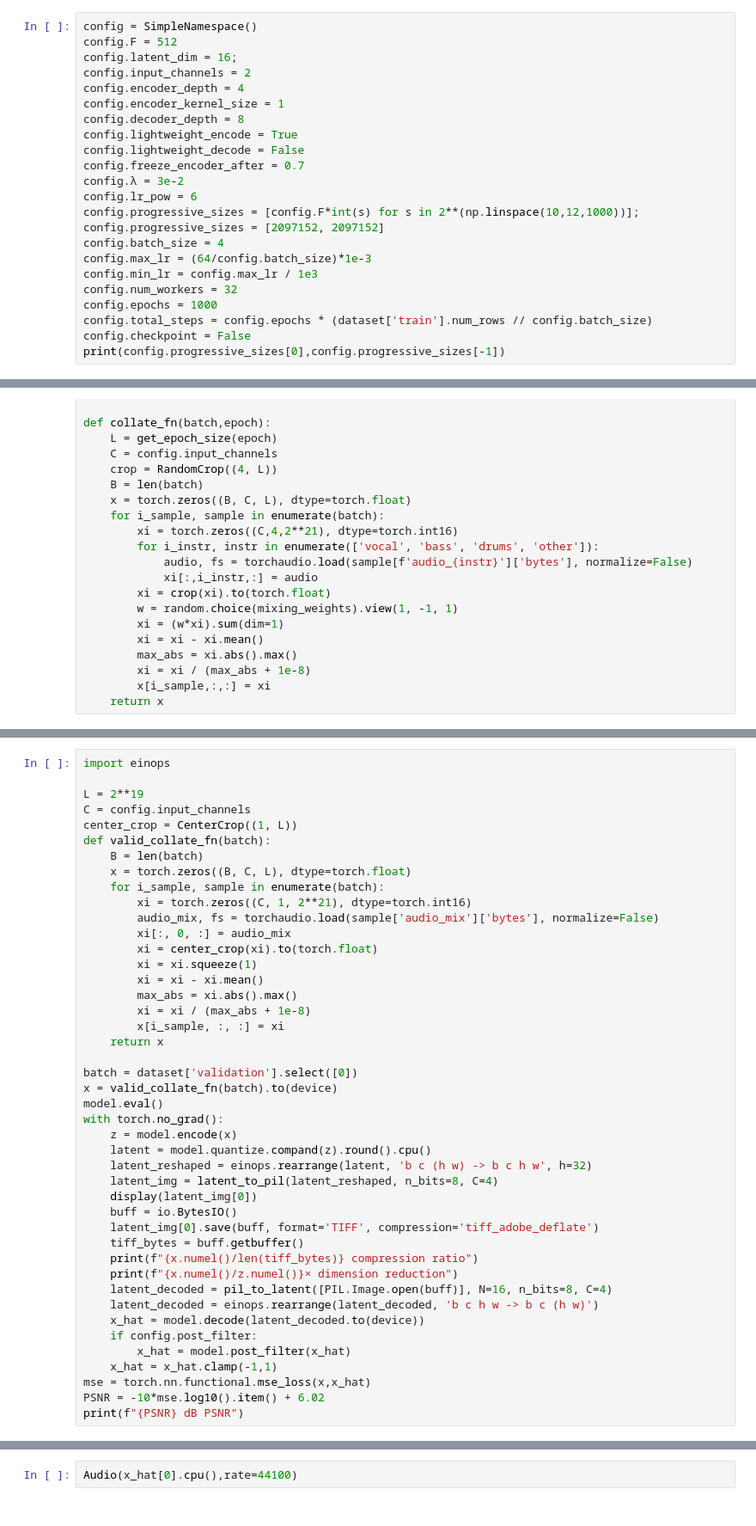
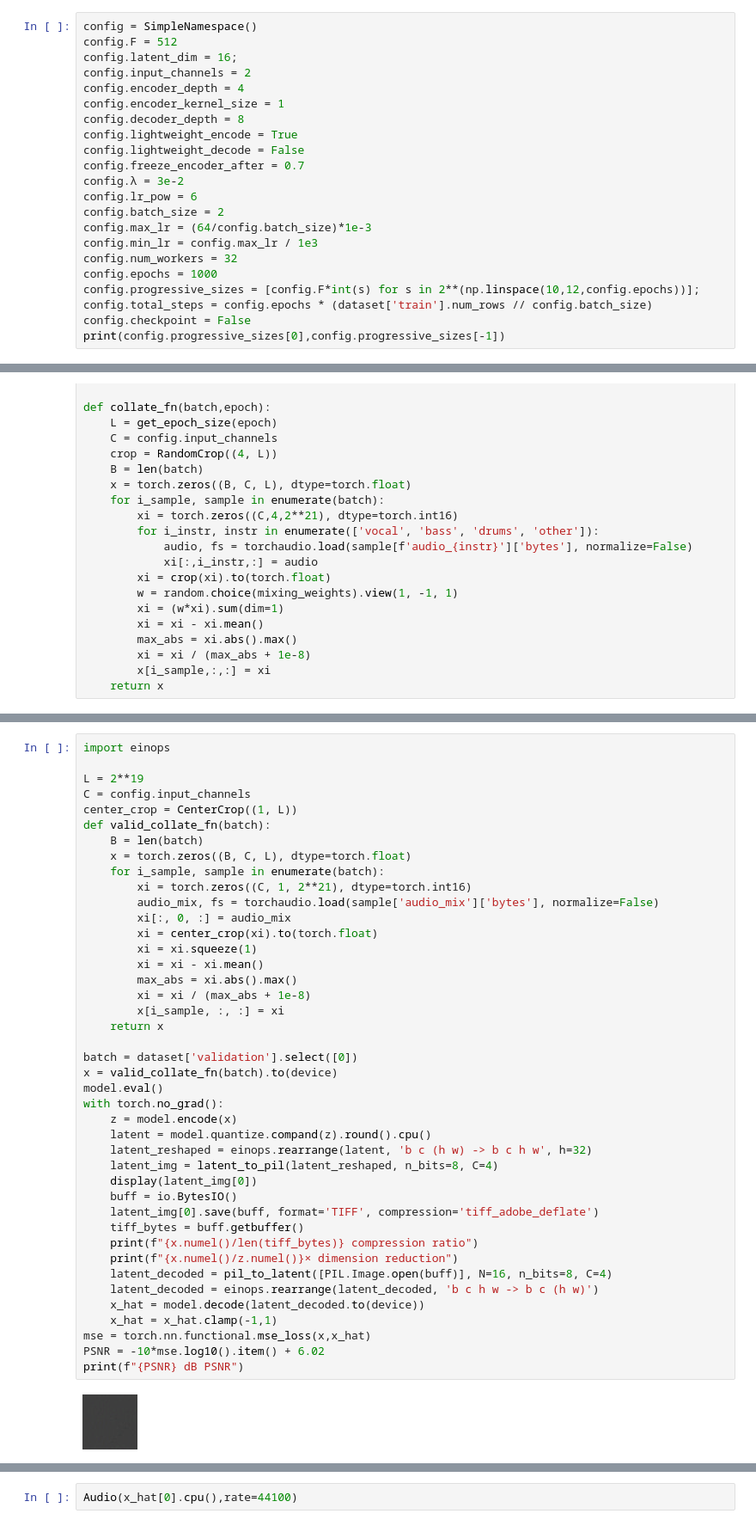
Before and after one commit to danjacobellis/autocodec, a Jupyter notebook: train/musdb_f512c16.ipynb, the cells around one changed output, grey strips where cells are left out. Shown at 86% size. Cells and saved outputs as stored; diff of their text form.

```diff
--- a/train/musdb_f512c16.ipynb
+++ b/train/musdb_f512c16.ipynb
@@ -34,13 +34,12 @@ config.lightweight_decode = False
 config.freeze_encoder_after = 0.7
 config.λ = 3e-2
 config.lr_pow = 6
-config.progressive_sizes = [config.F*int(s) for s in 2**(np.linspace(10,12,1000))];
-config.progressive_sizes = [2097152, 2097152]
-config.batch_size = 4
+config.batch_size = 2
 config.max_lr = (64/config.batch_size)*1e-3
 config.min_lr = config.max_lr / 1e3
 config.num_workers = 32
 config.epochs = 1000
+config.progressive_sizes = [config.F*int(s) for s in 2**(np.linspace(10,12,config.epochs))];
 config.total_steps = config.epochs * (dataset['train'].num_rows // config.batch_size)
 config.checkpoint = False
 print(config.progressive_sizes[0],config.progressive_sizes[-1])
@@ -214,32 +216,32 @@ def valid_collate_fn(batch):
         xi[:, 0, :] = audio_mix
         xi = center_crop(xi).to(torch.float)
         xi = xi.squeeze(1)
         xi = xi - xi.mean()
         max_abs = xi.abs().max()
         xi = xi / (max_abs + 1e-8)
         x[i_sample, :, :] = xi
     return x
 
 batch = dataset['validation'].select([0])
 x = valid_collate_fn(batch).to(device)
 model.eval()
 with torch.no_grad():
     z = model.encode(x)
     latent = model.quantize.compand(z).round().cpu()
     latent_reshaped = einops.rearrange(latent, 'b c (h w) -> b c h w', h=32)
     latent_img = latent_to_pil(latent_reshaped, n_bits=8, C=4)
     display(latent_img[0])
     buff = io.BytesIO()
     latent_img[0].save(buff, format='TIFF', compression='tiff_adobe_deflate')
     tiff_bytes = buff.getbuffer()
     print(f"{x.numel()/len(tiff_bytes)} compression ratio")
     print(f"{x.numel()/z.numel()}× dimension reduction")
     latent_decoded = pil_to_latent([PIL.Image.open(buff)], N=16, n_bits=8, C=4)
     latent_decoded = einops.rearrange(latent_decoded, 'b c h w -> b c (h w)')
     x_hat = model.decode(latent_decoded.to(device))
-    if config.post_filter:
-        x_hat = model.post_filter(x_hat)
     x_hat = x_hat.clamp(-1,1)
 mse = torch.nn.functional.mse_loss(x,x_hat)
 PSNR = -10*mse.log10().item() + 6.02
 print(f"{PSNR} dB PSNR")
+# %% [output]
+[figure, added]
```
Also changed, not shown: parts of 6 cells of this notebook.
